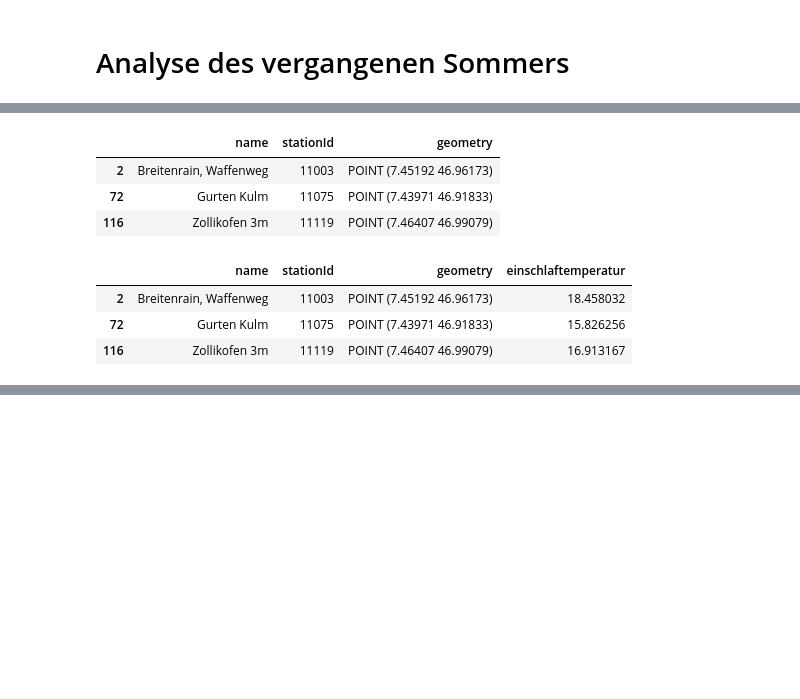
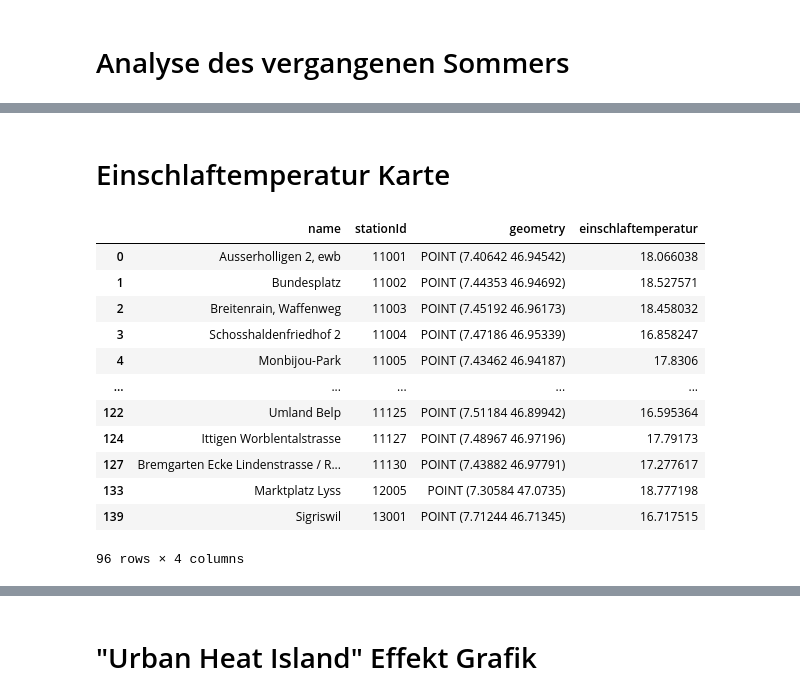
Before and after one commit to meteotest/urban-heat-API-docs, a Jupyter notebook: python_data_analysis_past_summer.ipynb, the cells around one changed output, grey strips where cells are left out. Drawn from its saved outputs; the diff is of its cells as text; code cells hidden in the pictures; blank space fills up the shorter version.

```diff
--- a/python_data_analysis_past_summer.ipynb
+++ b/python_data_analysis_past_summer.ipynb
@@ -14,6 +12,8 @@ import matplotlib # for plotting
 import folium
 import branca
 import math
+# %% [markdown]
+# Einschlaftemperatur Karte
 # %%
 # Auswahl an Zeitraum
 # get data of specific period (i.e. a heatwave)
@@ -23,9 +23,9 @@ time_to = "2024-06-30T23:50:00Z" # endzeit
 # Auswahl an Stationen
 # Wenn alle Stationen berücksichtigt werden sollen, dann einfach die Liste leer lassen
 station_name_subset = [
-                        'Gurten Kulm'
-                    , 'Breitenrain, Waffenweg'
-                    , 'Zollikofen 3m'
+                    #     'Gurten Kulm'
+                    # , 'Breitenrain, Waffenweg'
+                    # , 'Zollikofen 3m'
                     ]
 
 # hier ist eine Liste alle Stationen mit Name und ID:
@@ -38,7 +38,7 @@ def get_stations() -> gpd.GeoDataFrame:
     stations = gpd.read_file(response.text)
 
     # calculate only at subset of stations
-    # (if a subset was defined)
+    # (if a subset was defined, otherwise take all stations)
     if station_name_subset != []:
         stations = stations.loc[stations['name'].isin(station_name_subset)]
 
@@ -46,7 +46,7 @@ def get_stations() -> gpd.GeoDataFrame:
 
     return stations
 
-def get_station_analysis(time_from: str, time_to: str) -> pd.DataFrame:
+def get_station_sleep_temp_analysis(time_from: str, time_to: str) -> pd.DataFrame:
     stations = get_stations()
 
     # check that time series are at least 83 % complete
@@ -92,33 +92,25 @@ def calc_einschlaftemperatur(df: pd.DataFrame) -> float:
     )
 
     return nightly_sleep_temperatures.mean()
-
-
-# TO DO: Calculate UHI for selected stations (make the stations definable by user)
-# compared to 'Zollikofen 3m' as the rural reference station
-
-# TO DO: UHI function
-# def calc_uhi(df: pd.DataFrame) -> float:
-#     # dummy definition of UHI
-#      uhi = float(2.0)
-#      return uhi
-# %%
-stations = get_stations()
-stations
-# %% [output]
-|  | name | stationId | geometry |
-| 2 | Breitenrain, Waffenweg | 11003 | POINT (7.45192 46.96173) |
-| 72 | Gurten Kulm | 11075 | POINT (7.43971 46.91833) |
-| 116 | Zollikofen 3m | 11119 | POINT (7.46407 46.99079) |
 # %%
-# run analysis
-station_analysis = get_station_analysis(time_from, time_to)
+# run 'einschlaftemperatur' analysis
+# this will take a few minutes depending on time and nr. of stations
+station_analysis = get_station_sleep_temp_analysis(time_from, time_to)
 station_analysis
 # %% [output]
 |  | name | stationId | geometry | einschlaftemperatur |
+| 0 | Ausserholligen 2, ewb | 11001 | POINT (7.40642 46.94542) | 18.066038 |
+| 1 | Bundesplatz | 11002 | POINT (7.44353 46.94692) | 18.527571 |
 | 2 | Breitenrain, Waffenweg | 11003 | POINT (7.45192 46.96173) | 18.458032 |
-| 72 | Gurten Kulm | 11075 | POINT (7.43971 46.91833) | 15.826256 |
-| 116 | Zollikofen 3m | 11119 | POINT (7.46407 46.99079) | 16.913167 |
+| 3 | Schosshaldenfriedhof 2 | 11004 | POINT (7.47186 46.95339) | 16.858247 |
+| 4 | Monbijou-Park | 11005 | POINT (7.43462 46.94187) | 17.8306 |
+| ... | ... | ... | ... | ... |
+| 122 | Umland Belp | 11125 | POINT (7.51184 46.89942) | 16.595364 |
+| 124 | Ittigen Worblentalstrasse | 11127 | POINT (7.48967 46.97196) | 17.79173 |
+| 127 | Bremgarten Ecke Lindenstrasse / R... | 11130 | POINT (7.43882 46.97791) | 17.277617 |
+| 133 | Marktplatz Lyss | 12005 | POINT (7.30584 47.0735) | 18.777198 |
+| 139 | Sigriswil | 13001 | POINT (7.71244 46.71345) | 16.717515 |
+96 rows × 4 columns
 # %%
 # Einschlaftemperatur Map
 m = folium.Map(location=[station_analysis.geometry.y.mean(), station_analysis.geometry.x.mean()], zoom_start=13, tiles="CartoDB positron")
@@ -171,0 +162,2 @@ m
+# %% [markdown]
+# "Urban Heat Island" Effekt Grafik
```
Also changed, not shown: parts of 8 cells of this notebook.
